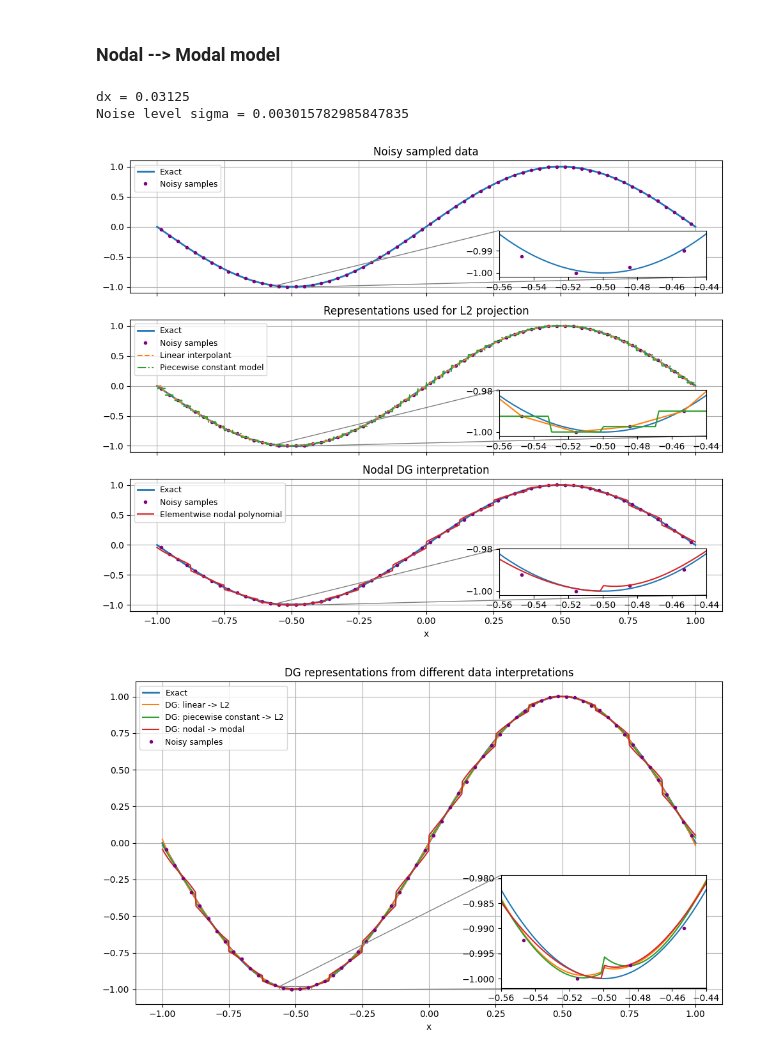
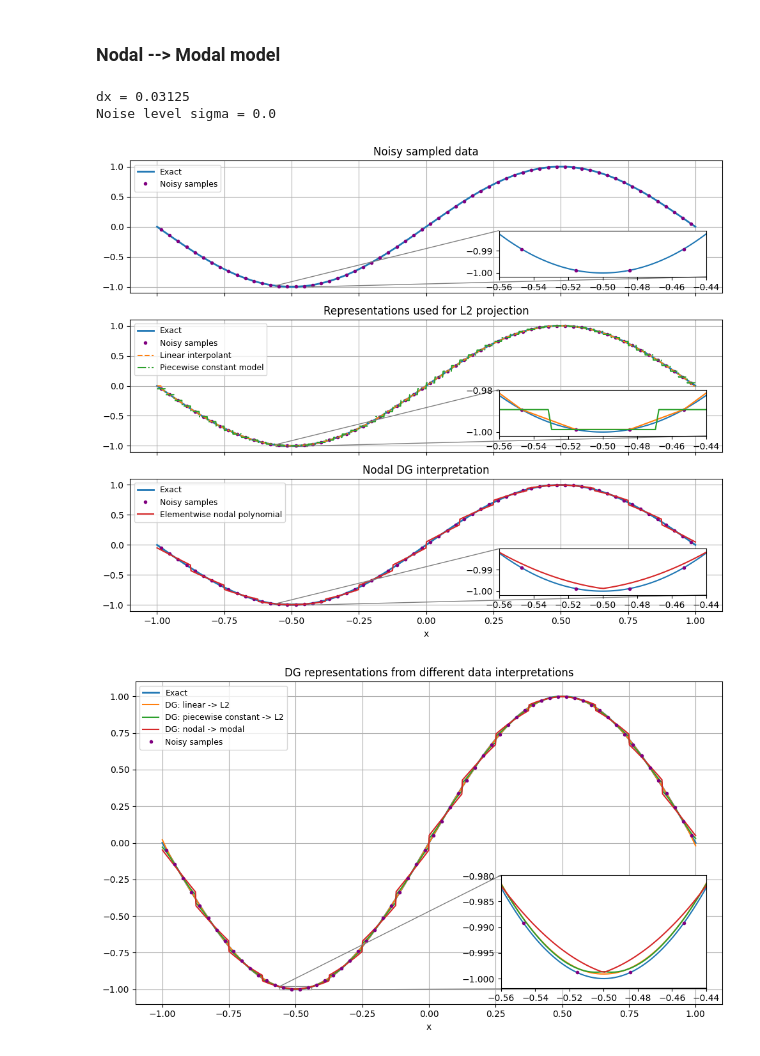
Before and after one commit to AdamHopkinss/SIAC-CT-Reconstruction, a Jupyter notebook: notebooks/data_representation_demo.ipynb, the cells around one changed output. Drawn from its saved outputs; the diff is of its cells as text; code cells hidden in the pictures.

```diff
--- a/notebooks/data_representation_demo.ipynb
+++ b/notebooks/data_representation_demo.ipynb
@@ -1123,7 +1123,7 @@ N = K * (p + 1)
 xlim = (-1.0, 1.0)
 
 # noisy data
-scale_sigma = 10**3.5
+scale_sigma = 0.0 #10**3.5
 
 xgrid, samples_clean, samples_noisy, dx, sigma = make_noisy_samples_1d(
     f_exact, N, xlim=xlim, deg=p, seed=3, scale_sigma=scale_sigma
@@ -1147,33 +1147,33 @@ fig1, axs1 = plot_1d_representations_from_noisy_samples(
     f_exact,
     samples_noisy,
     COLORS=COLORS,
     xlim=xlim,
     deg=p,
     zoom_xlim=zoom,
     zoom_location=zoom_location
 )
 
 
 fig2, ax2, dg_dict = plot_1d_dg_representations(
     f_exact,
     samples_noisy,
     COLORS=COLORS,
     xlim=xlim,
     deg=p,
     zoom_xlim=zoom,
     zoom_location=zoom_location
 )
 
 fig3, ax3, _ = plot_1d_siac_representations(
     f_exact,
     dg_dict,
     COLORS=COLORS,
     xlim=xlim,
     zoom_xlim=zoom,
     zoom_location=zoom_location
 )
 # %% [output]
 dx = 0.03125
-Noise level sigma = 0.003015782985847835
+Noise level sigma = 0.0
-[figure, old version]
+[figure, new version]
-[figure, old version]
+[figure, new version]
```
Also changed, not shown: parts of 3 cells of this notebook, 3 other files.
